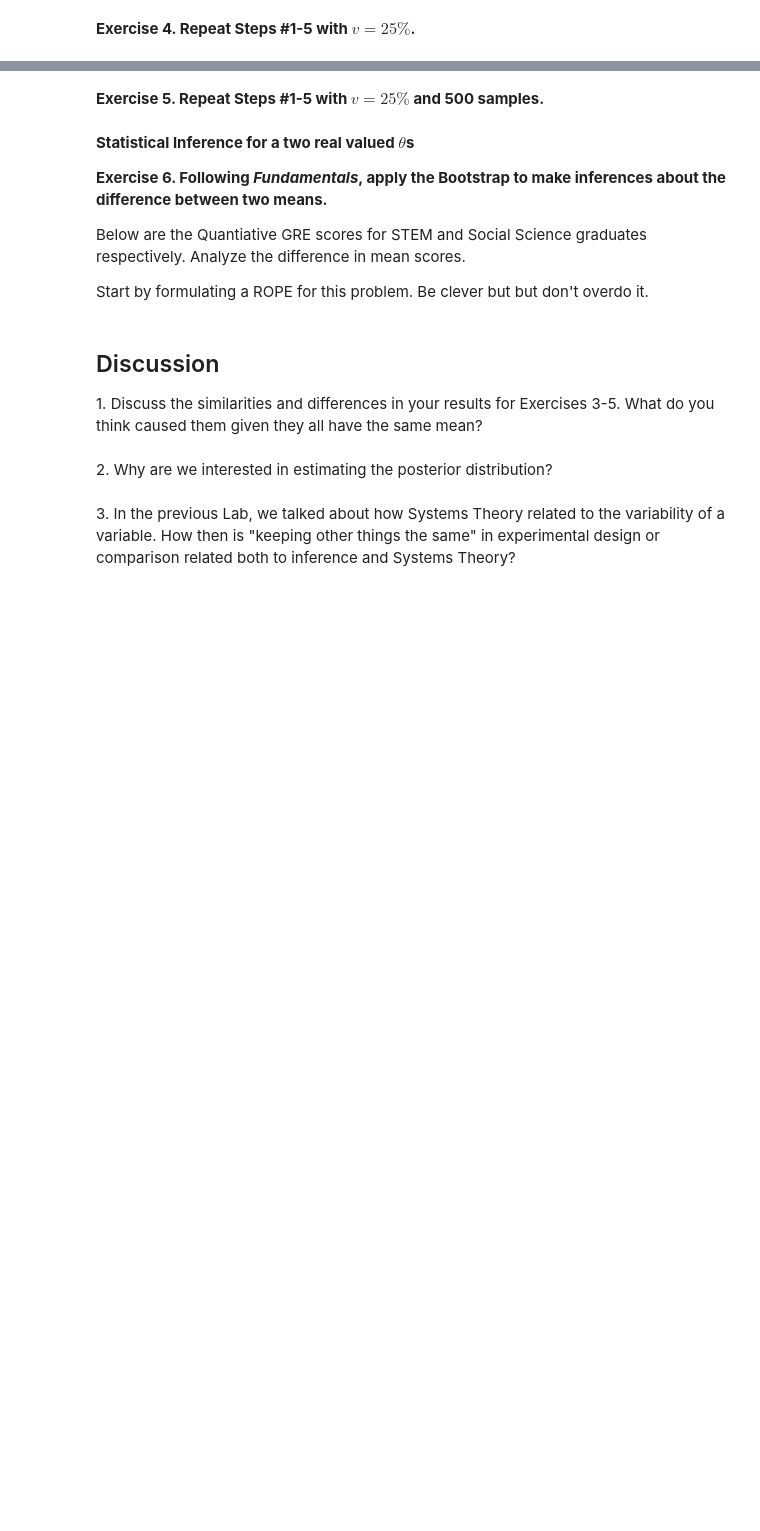
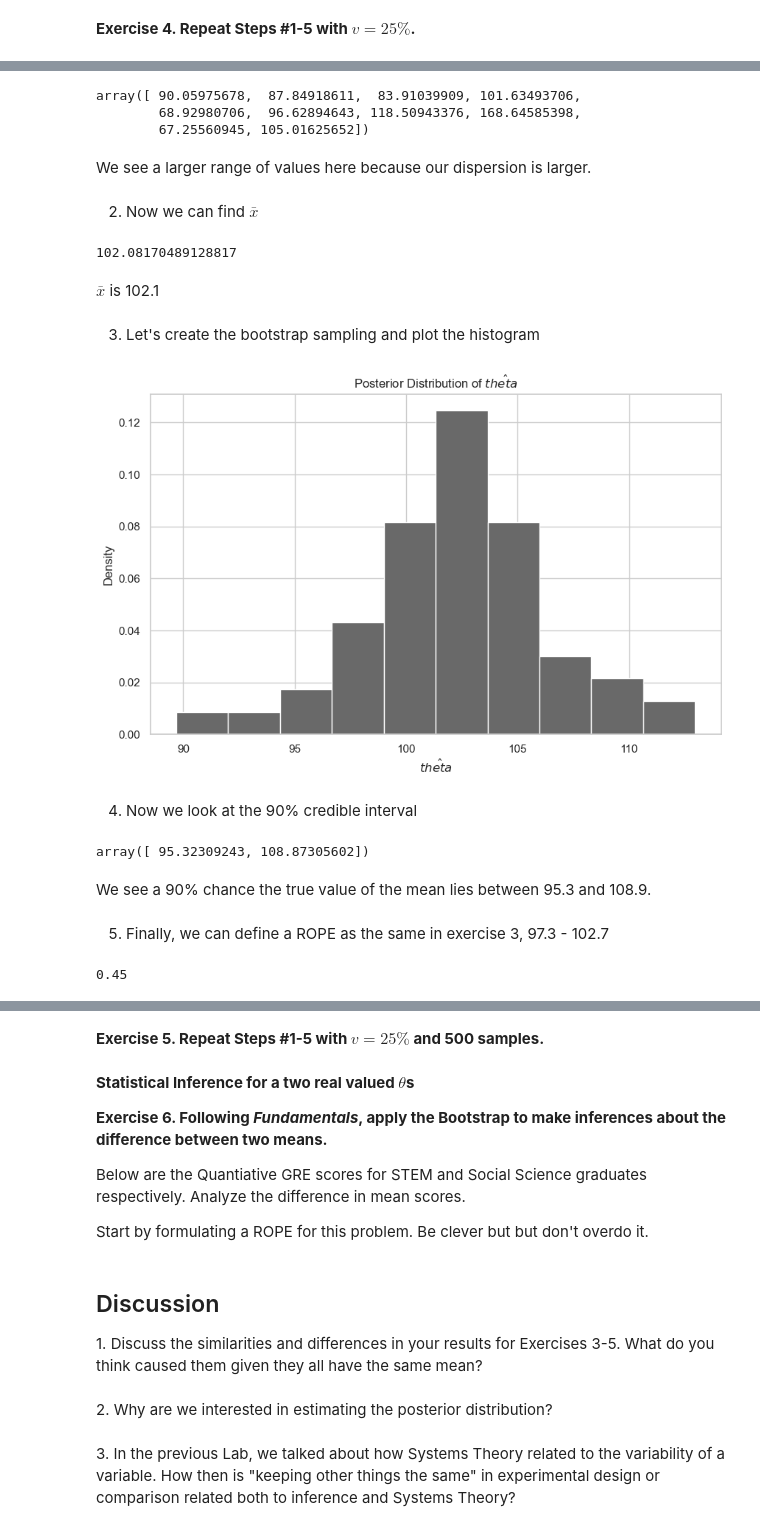
Before and after one commit to ansaridan/jhu-data-engineering-team-5, a Jupyter notebook: Module_7/Jhirsc21.ipynb, the cells around one changed output, grey strips where cells are left out. Saved outputs shown, nothing was run; the diff lists cells and outputs as text; code cells hidden in the pictures; blank space fills up the shorter version.

```diff
--- a/Module_7/Jhirsc21.ipynb
+++ b/Module_7/Jhirsc21.ipynb
@@ -279,0 +378,51 @@ np.random.seed([484716248])
+# %%
+mu = 102.7
+sigma = 25.675
+distribution = np.random.normal(mu, sigma, 50)
+distribution[0:10]
+# %% [output]
+array([ 90.05975678,  87.84918611,  83.91039909, 101.63493706,
+        68.92980706,  96.62894643, 118.50943376, 168.64585398,
+        67.25560945, 105.01625652])
+# %% [markdown]
+We see a larger range of values here because our dispersion is larger.
+# %% [markdown]
+2. Now we can find $\bar{x}$
+# %%
+np.mean(distribution)
+# %% [output]
+102.08170489128817
+# %% [markdown]
+$\bar{x}$ is 102.1
+# %% [markdown]
+3. Let's create the bootstrap sampling and plot the histogram
+# %%
+posterior = bootstrap_sample(distribution, np.mean, 100)
+
+figure = plt.figure(figsize=(10, 6)) # first element is width, second is height.
+
+axes = figure.add_subplot(1, 1, 1)
+
+axes.hist( posterior, density=True, color='dimgray')
+axes.set_ylabel( "Density")
+axes.set_xlabel( "$\hat{theta}$")
+axes.set_title( "Posterior Distribution of $\hat{theta}$")
+
+plt.show()
+plt.close()
+# %% [output]
+[figure, added]
+# %% [markdown]
+4. Now we look at the 90% credible interval
+# %%
+stats.mstats.mquantiles(posterior, [0.05, 0.95])
+# %% [output]
+array([ 95.32309243, 108.87305602])
+# %% [markdown]
+We see a 90% chance the true value of the mean lies between 95.3 and 108.9.
+# %% [markdown]
+5. Finally, we can define a ROPE as the same in exercise 3, 97.3 - 102.7
+# %%
+np.mean((97.3 <= posterior) & (posterior <= 102.7))
+# %% [output]
+0.45
```
Also changed, not shown: parts of 24 cells of this notebook.
